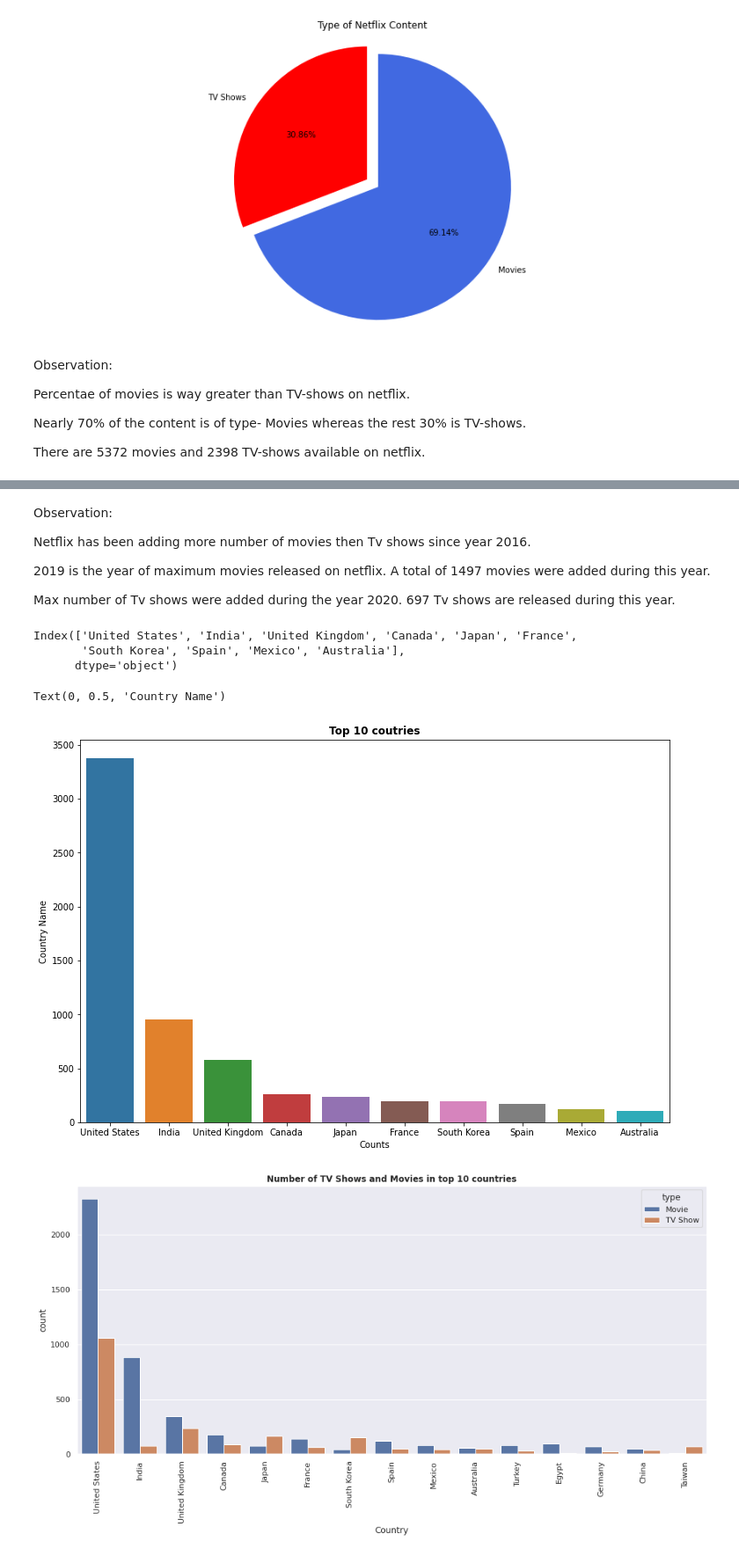
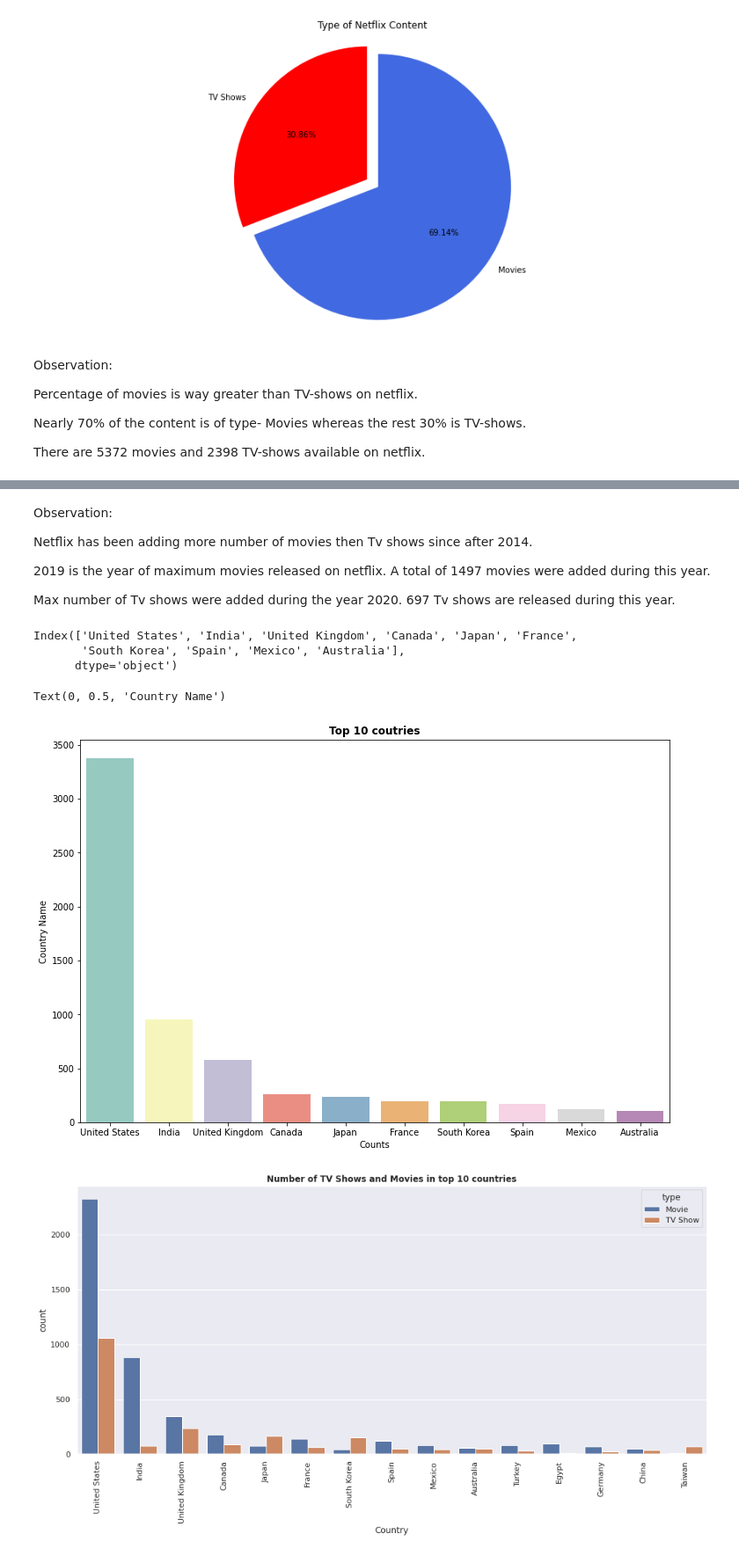
Before and after one commit to KirteshVerma/Netflix-movies-and-TV-shows, a Jupyter notebook: Netflix_movies_and_TV_shows_clustering.ipynb, the cells around one changed output, grey strips where cells are left out. Shown at 88% size. Saved outputs shown, nothing was run; the diff lists cells and outputs as text; code cells hidden in the pictures.

```diff
--- a/Netflix_movies_and_TV_shows_clustering.ipynb
+++ b/Netflix_movies_and_TV_shows_clustering.ipynb
@@ -218,7 +220,7 @@ plt.show()
 # %% [markdown]
 Observation:
 
-Percentae of movies is way greater than TV-shows on netflix.
+Percentage of movies is way greater than TV-shows on netflix.
 
 Nearly 70% of the content is of type- Movies whereas the rest 30% is TV-shows.
 
@@ -258,7 +260,7 @@ fig.show()
 # %% [markdown]
 Observation:
 
-Netflix has been adding more number of movies then Tv shows since year 2016.
+Netflix has been adding more number of movies then Tv shows since after 2014.
 
 2019 is the year of maximum movies released on netflix. A total of 1497 movies were added during this year.
 
@@ -274,15 +276,15 @@ Index(['United States', 'India', 'United Kingdom', 'Canada', 'Japan', 'France',
 # %%
 # Top 10 countries on Netflix
 plt.figure(figsize=(12,8))
-ax=sns.countplot(x='prime_country',lw=2,data=df,
+ax=sns.countplot(x='prime_country',lw=2,data=df,palette= 'Set3',
               order=df['prime_country'].value_counts().index[0:10])
 
 plt.title('Top 10 coutries',fontweight="bold")
 plt.xlabel('Counts')
 plt.ylabel('Country Name')
 # %% [output]
 Text(0, 0.5, 'Country Name')
-[figure, old version]
+[figure, new version]
 # %%
 #Number of TV Shows and Movies content in top 10 countries with maximum content
 sns.set()
```
Also changed, not shown: parts of 37 cells of this notebook.
